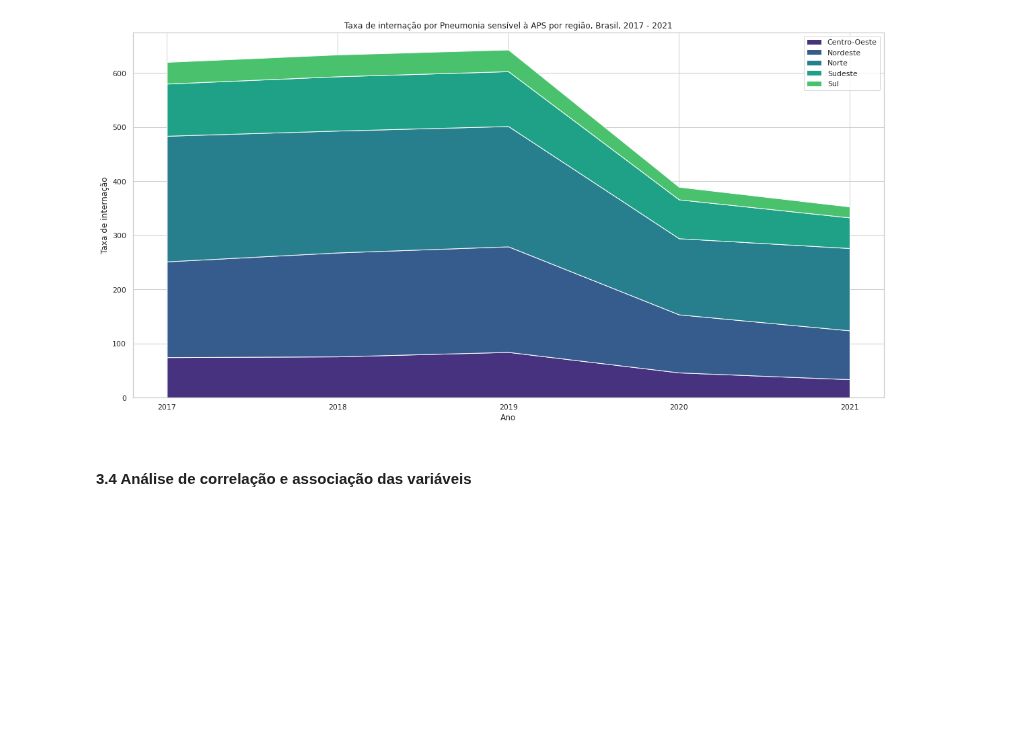
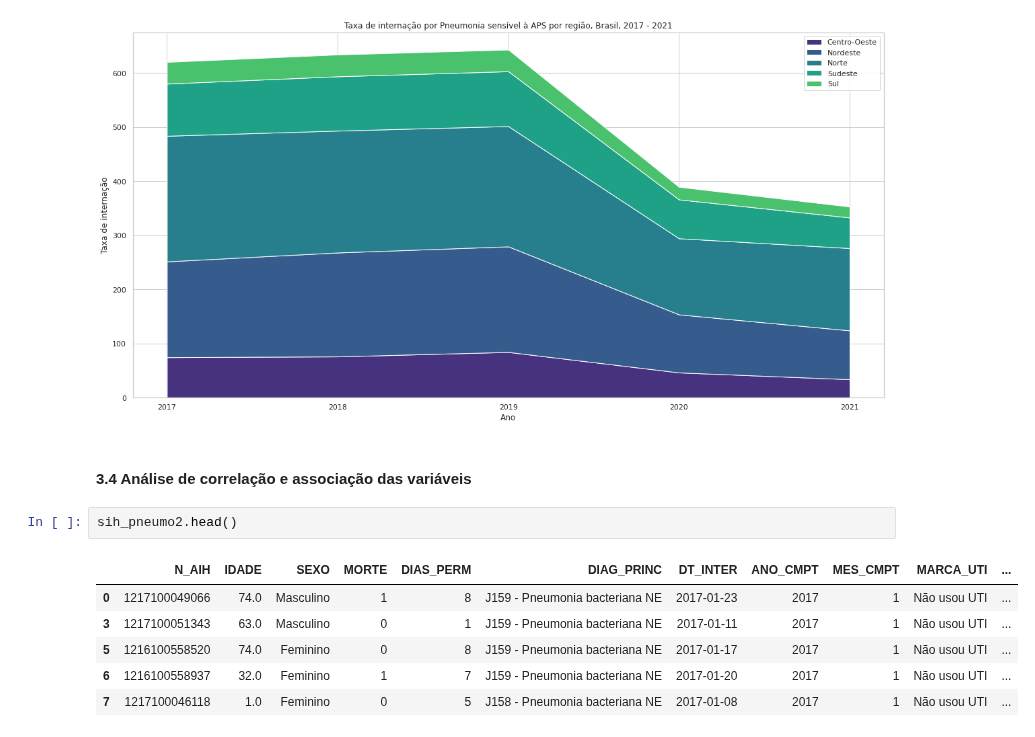
Before and after one commit to daniellybx/projeto_predicao_pneumonia, a Jupyter notebook: 02_analise_exploratoria.ipynb, the cells around one changed output. Cells and saved outputs as stored; diff of their text form; blank space fills up the shorter version.

```diff
--- a/02_analise_exploratoria.ipynb
+++ b/02_analise_exploratoria.ipynb
@@ -647,3 +643,12 @@ Text(0, 0.5, 'Taxa de internação')
 [figure]
 # %% [markdown]
 #### 3.4 Análise de correlação e associação das variáveis
+# %%
+sih_pneumo2.head()
+# %% [output]
+|  | N_AIH | IDADE | SEXO | MORTE | DIAS_PERM | DIAG_PRINC | DT_INTER | ANO_CMPT | MES_CMPT | MARCA_UTI | ... |
+| 0 | 1217100049066 | 74.0 | Masculino | 1 | 8 | J159 - Pneumonia bacteriana NE | 2017-01-23 | 2017 | 1 | Não usou UTI | ... |
+| 3 | 1217100051343 | 63.0 | Masculino | 0 | 1 | J159 - Pneumonia bacteriana NE | 2017-01-11 | 2017 | 1 | Não usou UTI | ... |
+| 5 | 1216100558520 | 74.0 | Feminino | 0 | 8 | J159 - Pneumonia bacteriana NE | 2017-01-17 | 2017 | 1 | Não usou UTI | ... |
+| 6 | 1216100558937 | 32.0 | Feminino | 1 | 7 | J159 - Pneumonia bacteriana NE | 2017-01-20 | 2017 | 1 | Não usou UTI | ... |
+| 7 | 1217100046118 | 1.0 | Feminino | 0 | 5 | J158 - Pneumonia bacteriana NE | 2017-01-08 | 2017 | 1 | Não usou UTI | ... |
```
Also changed, not shown: parts of 15 cells of this notebook, 3 other files.
